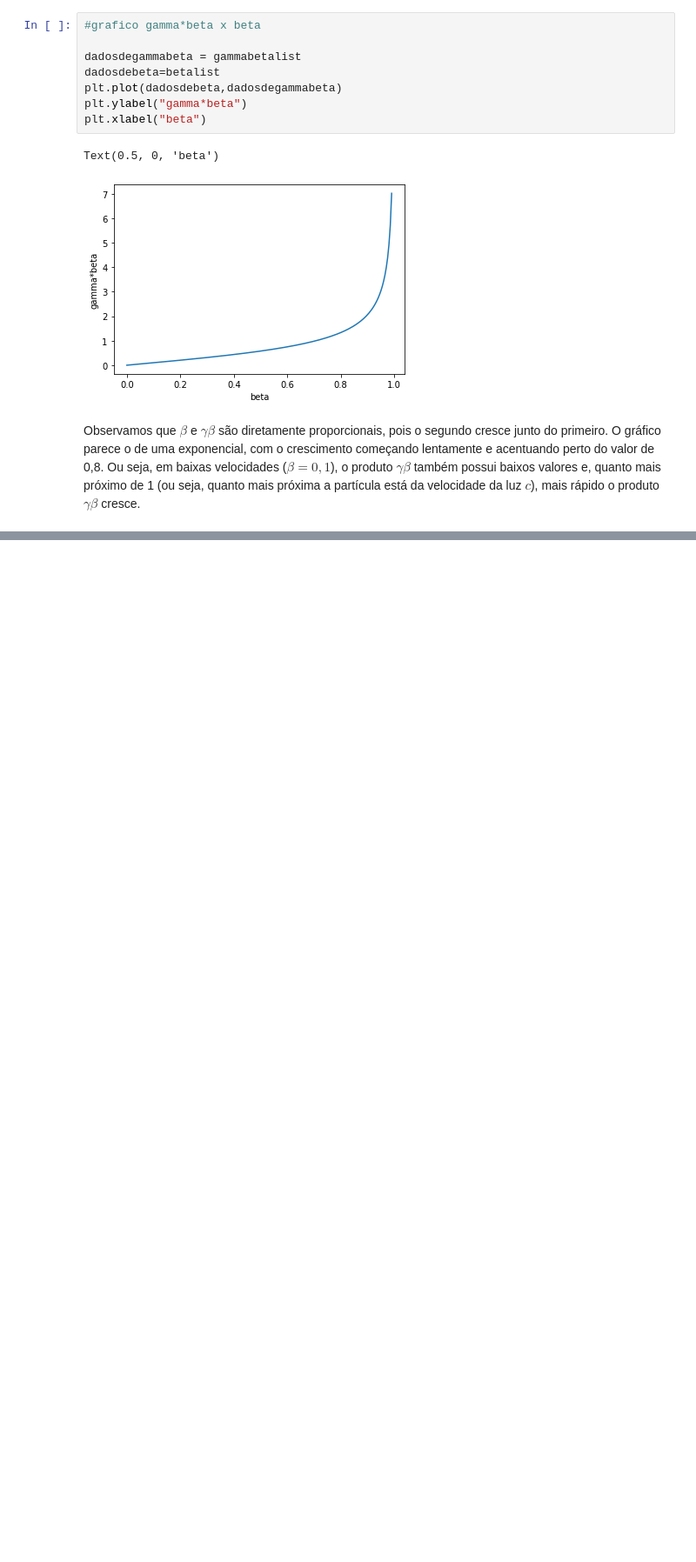
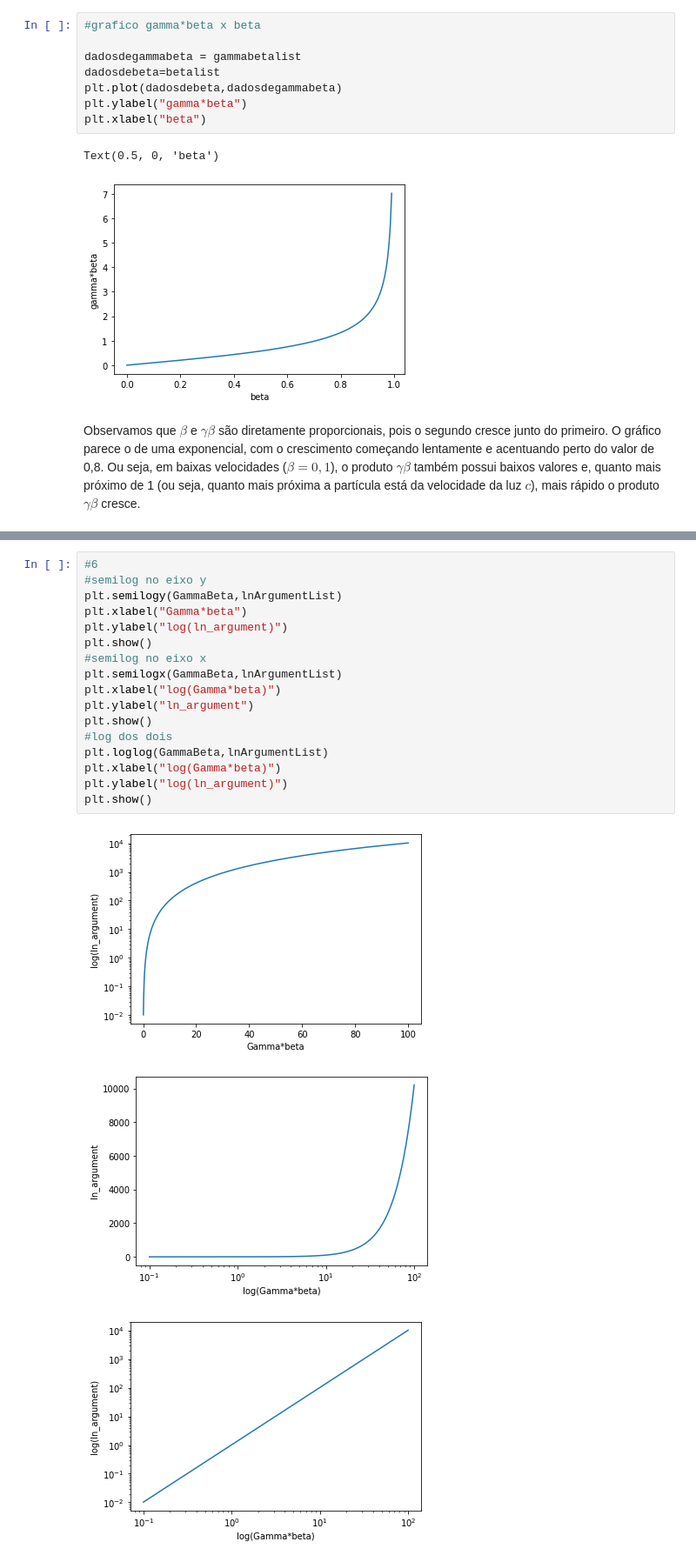
Before and after one commit to FlaviaFialho/Aula-Python, a Jupyter notebook: Projeto_1_FernandaA_Flavia_Victor.ipynb, the cells around one changed output, grey strips where cells are left out. Shown: that part at 87% size. Drawn from its saved outputs; the diff is of its cells as text; blank space fills up the shorter version.

```diff
--- a/Projeto_1_FernandaA_Flavia_Victor.ipynb
+++ b/Projeto_1_FernandaA_Flavia_Victor.ipynb
@@ -167,0 +119,21 @@ TypeError: ignored
+# %%
+#6
+#semilog no eixo y
+plt.semilogy(GammaBeta,lnArgumentList)
+plt.xlabel("Gamma*beta")
+plt.ylabel("log(ln_argument)")
+plt.show()
+#semilog no eixo x
+plt.semilogx(GammaBeta,lnArgumentList)
+plt.xlabel("log(Gamma*beta)")
+plt.ylabel("ln_argument")
+plt.show()
+#log dos dois
+plt.loglog(GammaBeta,lnArgumentList)
+plt.xlabel("log(Gamma*beta)")
+plt.ylabel("log(ln_argument)")
+plt.show()
+# %% [output]
+[figure, added]
+[figure, added]
+[figure, added]
```
Also changed, not shown: parts of 10 cells of this notebook.
